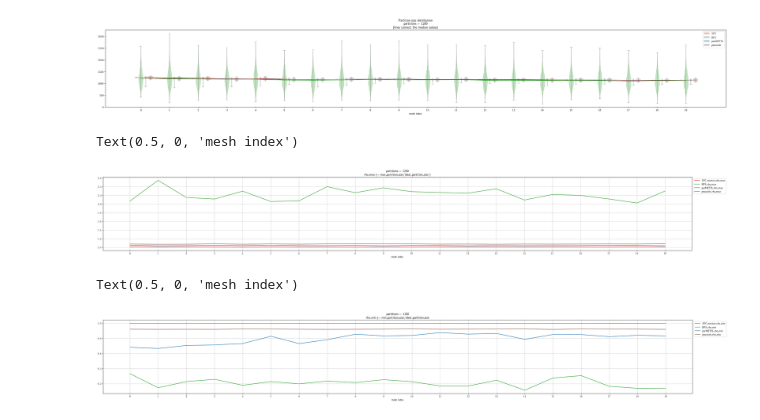
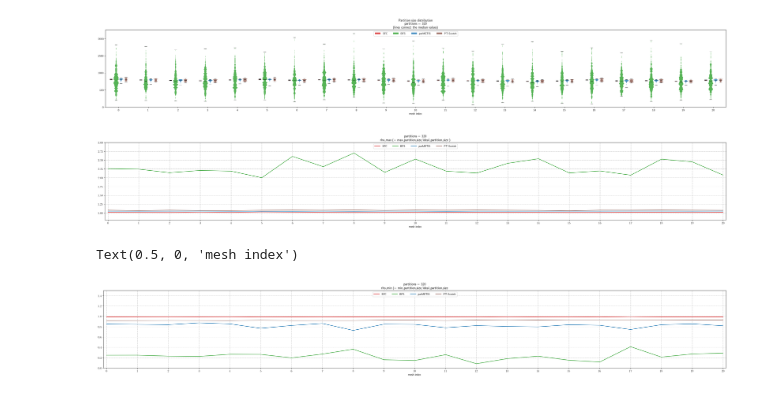
Before and after one commit to paralab/partition, a Jupyter notebook: mpi-cpp/metrics_plot.ipynb, the cells around one changed output. Drawn from its saved outputs; the diff is of its cells as text; code cells hidden in the pictures.

```diff
--- a/mpi-cpp/metrics_plot.ipynb
+++ b/mpi-cpp/metrics_plot.ipynb
@@ -11,22 +11,21 @@ matpltlib_default_colors = plt.rcParams['axes.prop_cycle'].by_key()['color']
 
 
 # SFC, BFS, parMETIS, ptscotch respectively
+plt_names = ['SFC', 'BFS', 'parMETIS', 'PT-Scotch']
 plot_colors = [matpltlib_default_colors[3], matpltlib_default_colors[2], matpltlib_default_colors[0], matpltlib_default_colors[5]]
 # %%
-input_file_name = 'results/frontera-scaling-front_bfs-largest_tet_list___2024-07-05__15-40-27.json'
+input_file_name = 'results/frontera-scaling-front_bfs-largesthexmeshes___2024-07-08__15-48-11.json'
 df = pd.read_json(input_file_name, orient='records',lines=True)
 # df = df[(df['np'] == 1280) | (df['np']==640)]
-df = df[(df['np'] == 1280)]
+# df = df[(df['np'] == 1280)]
 # df = df[df['mesh_idx'] == 0]
 df = df[df['run_idx'] == 0]
 
 
 df.reset_index(drop=True, inplace=True)
-# df = pd.read_csv(input_file_name+'.csv')
+
 partition_count = df['np'][0]
 df_length = len(df.index)
-# print(df.loc[6]['mesh_file'])
-# print(df.loc[0])
 # %%
 fig0, ax0 = plt.subplots()
 plt_triplets = [None for _ in range(df_length)]
@@ -90,14 +99,14 @@ fig1 = ax1.get_figure()
 fig11, ax11 = plt.subplots()
 plt_triplets = [None for _ in range(df_length)]
 for plt_i in range(df_length):
-  plt_triplets[plt_i] = ax11.violinplot([df.loc[plt_i]['SFC_morton_partition_sizes'],df.loc[plt_i]['BFS_partition_sizes'],df.loc[plt_i]['parMETIS_partition_sizes'],df.loc[plt_i]['ptscotch_partition_sizes']], positions=[6*plt_i,6*plt_i+1,6*plt_i+2,6*plt_i+3], showmedians=True, widths=1, points=1000, showextrema=True, bw_method=0.1)
+  plt_triplets[plt_i] = ax11.violinplot([df.loc[plt_i]['SFC_morton_partition_sizes'],df.loc[plt_i]['BFS_partition_sizes'],df.loc[plt_i]['parMETIS_partition_sizes'],df.loc[plt_i]['ptscotch_partition_sizes']], positions=[6*plt_i,6*plt_i+1,6*plt_i+2,6*plt_i+3], showmedians=True, widths=1, points=1000, showextrema=True, bw_method=0.05)
 
 
-ax11.plot([6*i for i in range(df_length)],[np.median(df.loc[i]['SFC_morton_partition_sizes']) for i in range(df_length)],color=plot_colors[0])
-ax11.plot([6*i+1 for i in range(df_length)],[np.median(df.loc[i]['BFS_partition_sizes']) for i in range(df_length)],color=plot_colors[1])
-ax11.plot([6*i+2 for i in range(df_length)],[np.median(df.loc[i]['parMETIS_partition_sizes']) for i in range(df_length)],color=plot_colors[2])
-
-ax11.plot([6*i+3 for i in range(df_length)],[np.median(df.loc[i]['ptscotch_partition_sizes']) for i in range(df_length)],color=plot_colors[3])
+## medians
+# ax11.plot([6*i for i in range(df_length)],[np.median(df.loc[i]['SFC_morton_partition_sizes']) for i in range(df_length)],color=plot_colors[0])
+# ax11.plot([6*i+1 for i in range(df_length)],[np.median(df.loc[i]['BFS_partition_sizes']) for i in range(df_length)],color=plot_colors[1])
+# ax11.plot([6*i+2 for i in range(df_length)],[np.median(df.loc[i]['parMETIS_partition_sizes']) for i in range(df_length)],color=plot_colors[2])
+# ax11.plot([6*i+3 for i in range(df_length)],[np.median(df.loc[i]['ptscotch_partition_sizes']) for i in range(df_length)],color=plot_colors[3])
 
 
 
@@ -105,47 +114,63 @@ for plt_triplet in plt_triplets:
 
   for i in range(4):
      plt_triplet['bodies'][i].set_facecolor(plot_colors[i])
+     plt_triplet['bodies'][i].set_alpha(0.8)
+
      plt_triplet['bodies'][i].set_edgecolor('black')
-     plt_triplet['bodies'][i].set_linewidth(0.3)
+     plt_triplet['bodies'][i].set_linewidth(0)
 
-  for partname in ('cbars', 'cmins', 'cmaxes', 'cmedians'):
+  for partname in ('cmins', 'cmaxes', 'cmedians'):
       vp = plt_triplet[partname]
       vp.set_edgecolor("black")
-      vp.set_linewidth(0.3)
+      vp.set_linewidth(0.7)
+
+  plt_triplet['cbars'].set_edgecolor("black")
+  plt_triplet['cbars'].set_linewidth(0)
 
 
-  # plot_pair['bodies'][1].set_edgecolor('red')
-ax11.legend([plt_triplets[0]["bodies"][0], plt_triplets[0]["bodies"][1],plt_triplets[0]["bodies"][2],plt_triplets[0]["bodies"][3]], ['SFC', 'BFS','parMETIS', 'ptscotch'],bbox_to_anchor=(1.0, 1.0))
 
-ax11.set_xticks([(6*i + 6*i+2)/2 for i in range(df_length)])
+ax11.legend([plt_triplets[0]["bodies"][0], plt_triplets[0]["bodies"][1],plt_triplets[0]["bodies"][2],plt_triplets[0]["bodies"][3]], plt_names,loc='upper center', ncol=4)
 
-# ax11.set_xticklabels(['Data 1-2', 'Data 3-4'])
+ax11.set_xticks([(6*i + 6*i+3)/2 for i in range(df_length)])
+
+
 ax11.set_xticklabels([str(i) for i in range(df_length)])
 ax11.set_ylim(bottom=0)
+ax11.margins(0.005)
+
 
 ax11.set_title(f'Partition size distribution\npartitions = {partition_count}\n(lines connect the median values)')
 ax11.set_xlabel('mesh index')
 plt.show()
-# fig11.savefig(input_file_name+'partition-sizes.svg', format='svg', dpi=1200)
+# fig11.savefig('partition-sizes.svg', format='svg', dpi=1200, pad_inches=0, bbox_inches='tight')
+fig11.savefig('partition-sizes.pdf', format='pdf', pad_inches=0, bbox_inches='tight')
 # %% [output]
-[figure, old version]
+[figure, new version]
 # %%
-ax2 = df.plot.line(y = ['SFC_morton_rho_max','BFS_rho_max','parMETIS_rho_max','ptscotch_rho_max',], rot=0,color=plot_colors)
+ax2 = df.plot.line(y = ['SFC_morton_rho_max','BFS_rho_max','parMETIS_rho_max','ptscotch_rho_max',], rot=0,color=plot_colors, legend=False)
 ax2.set_title(f"partitions = {partition_count}\nrho_max (= max_partition_size/ideal_partition_size )")
-ax2.legend(bbox_to_anchor=(1.0, 1.0))
+ax2.legend(plt_names, loc='upper center', ncol=4)
 ax2.xaxis.set_major_locator(ticker.MultipleLocator(1))
 ax2.grid(which='major', axis='both', linestyle='--')
+ax2.margins(0.005)
+ax2.set_ylim(bottom=0.8, top=3)
+
 ax2.set_xlabel('mesh index')
+
+fig2 = ax2.get_figure()
+fig2.savefig('rho-max.pdf', format='pdf', pad_inches=0, bbox_inches='tight')
 # %% [output]
-Text(0.5, 0, 'mesh index')
-[figure, old version]
+[figure, new version]
 # %%
-ax3 = df.plot.line(y = ['SFC_morton_rho_min','BFS_rho_min','parMETIS_rho_min','ptscotch_rho_min'], rot=0,color=plot_colors)
+ax3 = df.plot.line(y = ['SFC_morton_rho_min','BFS_rho_min','parMETIS_rho_min','ptscotch_rho_min'], rot=0,color=plot_colors, legend=False)
 ax3.set_title(f"partitions = {partition_count}\nrho_min (= min_partition_size/ideal_partition_size")
-ax3.legend(bbox_to_anchor=(1.0, 1.0))
+ax3.legend(plt_names, loc='upper center', ncol=4)
 ax3.xaxis.set_major_locator(ticker.MultipleLocator(1))
 ax3.grid(which='major', axis='both', linestyle='--')
+ax3.margins(0.005)
+ax3.set_ylim(bottom=0, top=1.5)
+
 ax3.set_xlabel('mesh index')
 # %% [output]
 Text(0.5, 0, 'mesh index')
-[figure, old version]
+[figure, new version]
```
Also changed, not shown: parts of 2 cells of this notebook, 7 other files.
